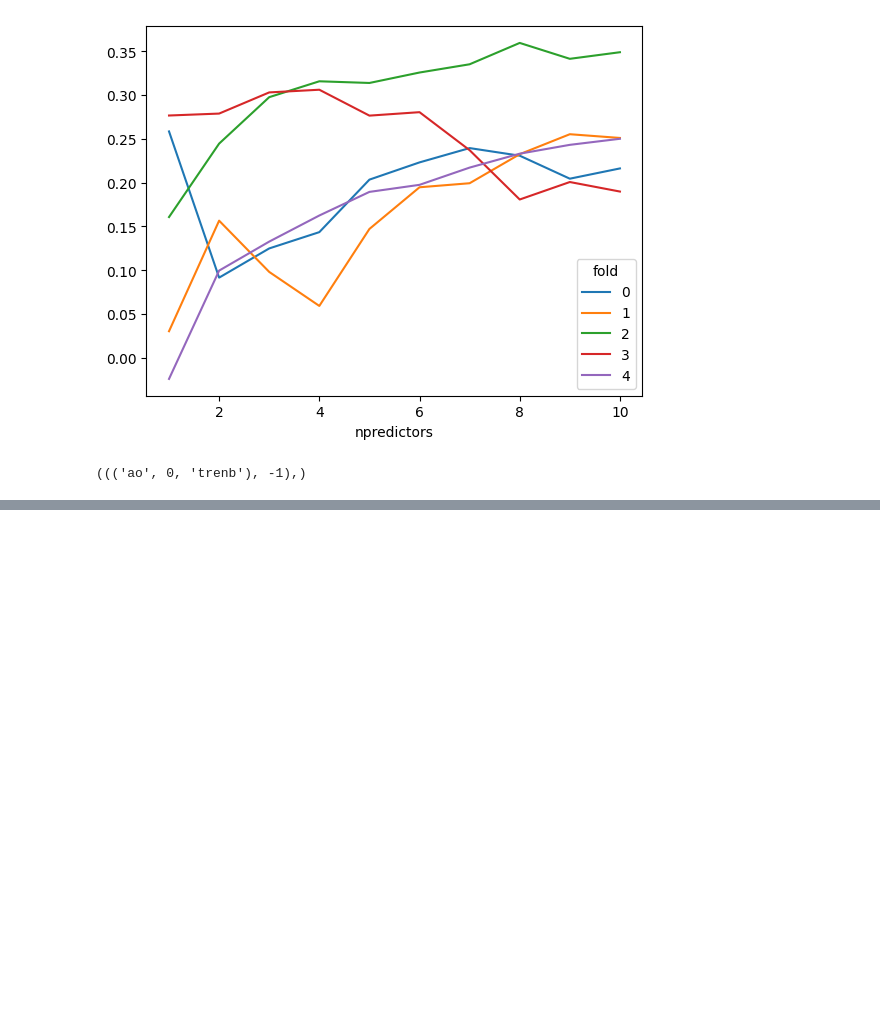
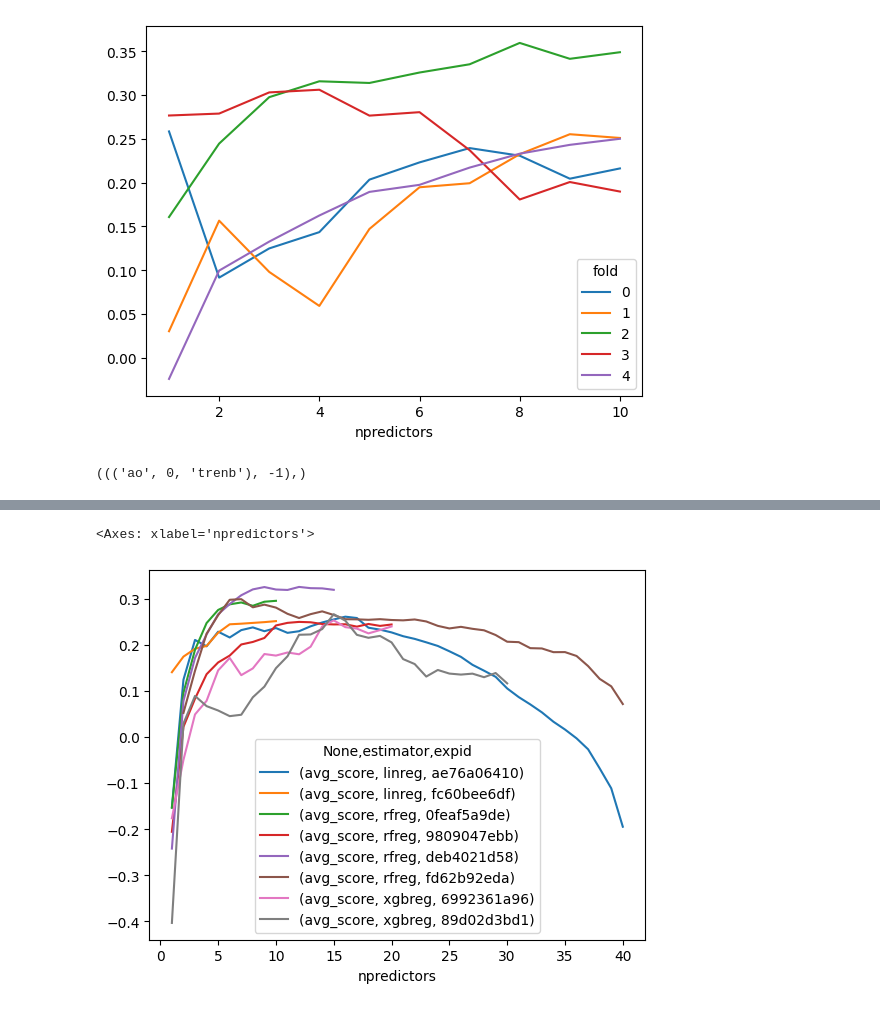
Before and after one commit to chiemvs/Medley, a Jupyter notebook: notebooks/Experiment_interpretation.ipynb, the cells around one changed output, grey strips where cells are left out. Drawn from its saved outputs; the diff is of its cells as text; code cells hidden in the pictures; blank space fills up the shorter version.

```diff
--- a/notebooks/Experiment_interpretation.ipynb
+++ b/notebooks/Experiment_interpretation.ipynb
@@ -138,0 +171,5 @@ df_linreg.loc[1,'feature_names']
+# %%
+test.unstack([0,1]).plot()
+# %% [output]
+<Axes: xlabel='npredictors'>
+[figure, added]
```
Also changed, not shown: parts of 12 cells of this notebook, 6 other files.
